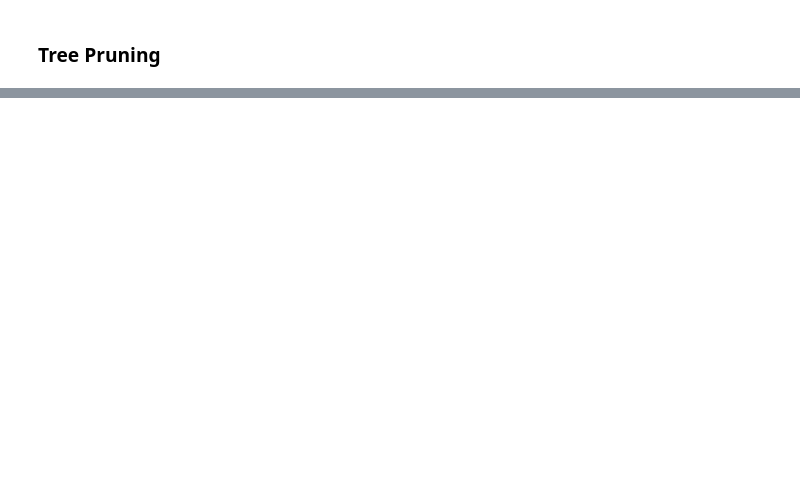
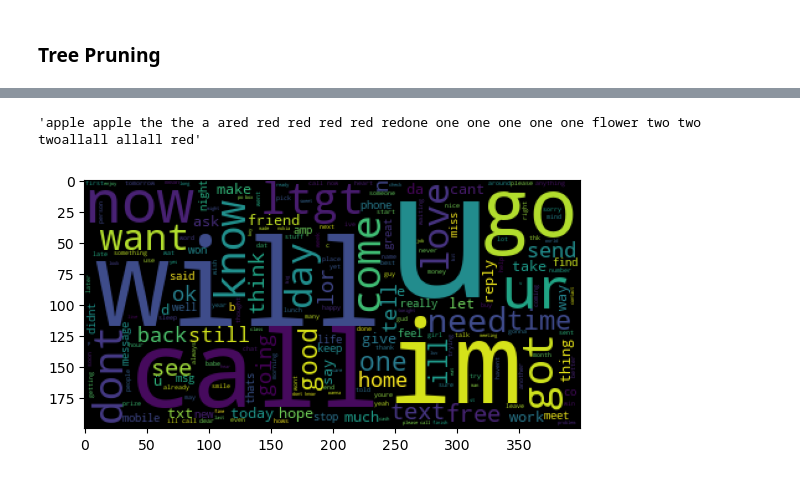
Before and after one commit to Withdrawal2022/Big-Data-Introduction, a Jupyter notebook: LAB3/Classification.ipynb, the cells around one changed output, grey strips where cells are left out. Drawn from its saved outputs; the diff is of its cells as text; code cells hidden in the pictures; blank space fills up the shorter version.

```diff
--- a/LAB3/Classification.ipynb
+++ b/LAB3/Classification.ipynb
@@ -379,0 +379,4 @@ plot_tree(credit_model, filled=True, fontsize=8)
+# %%
+import pandas as pd
+sms_raw = pd.read_csv('./sms_spam.csv',encoding='gbk')
+sms_raw.head()
@@ -379,0 +394,3 @@ plot_tree(credit_model, filled=True, fontsize=8)
+# %%
+text = sms_raw.text.iloc[2]
+text
@@ -379,0 +404,9 @@ plot_tree(credit_model, filled=True, fontsize=8)
+# %%
+# 我们需要清理掉特殊符号和数字以进行下一步处理（词向量）
+help(str.maketrans)
+def removePunctuation(text):
+    maker = str.maketrans('','',string.punctuation + string.digits)
+    new_text = text.translate(maker).lower()
+    return new_text
+sms_raw['text_new'] = sms_raw['text'].map(removePunctuation)
+sms_raw.head()
@@ -379,0 +509,22 @@ plot_tree(credit_model, filled=True, fontsize=8)
+# %%
+
+text = [
+    'apple apple the the a a',
+     'red red red red red red',
+     'one one one one one one flower two two two',
+     'allall allall red'
+]
+''.join(text)
+# %% [output]
+'apple apple the the a ared red red red red redone one one one one one flower two two twoallall allall red'
+# %%
+from wordcloud import WordCloud
+import matplotlib.pyplot as plt
+
+all_text = ''.join(sms_raw['text_new'])
+wc = WordCloud()
+wc.generate(all_text)
+plt.imshow(wc)
+plt.show()
+# %% [output]
+[figure, added]
```
Also changed, not shown: parts of 21 cells of this notebook.
